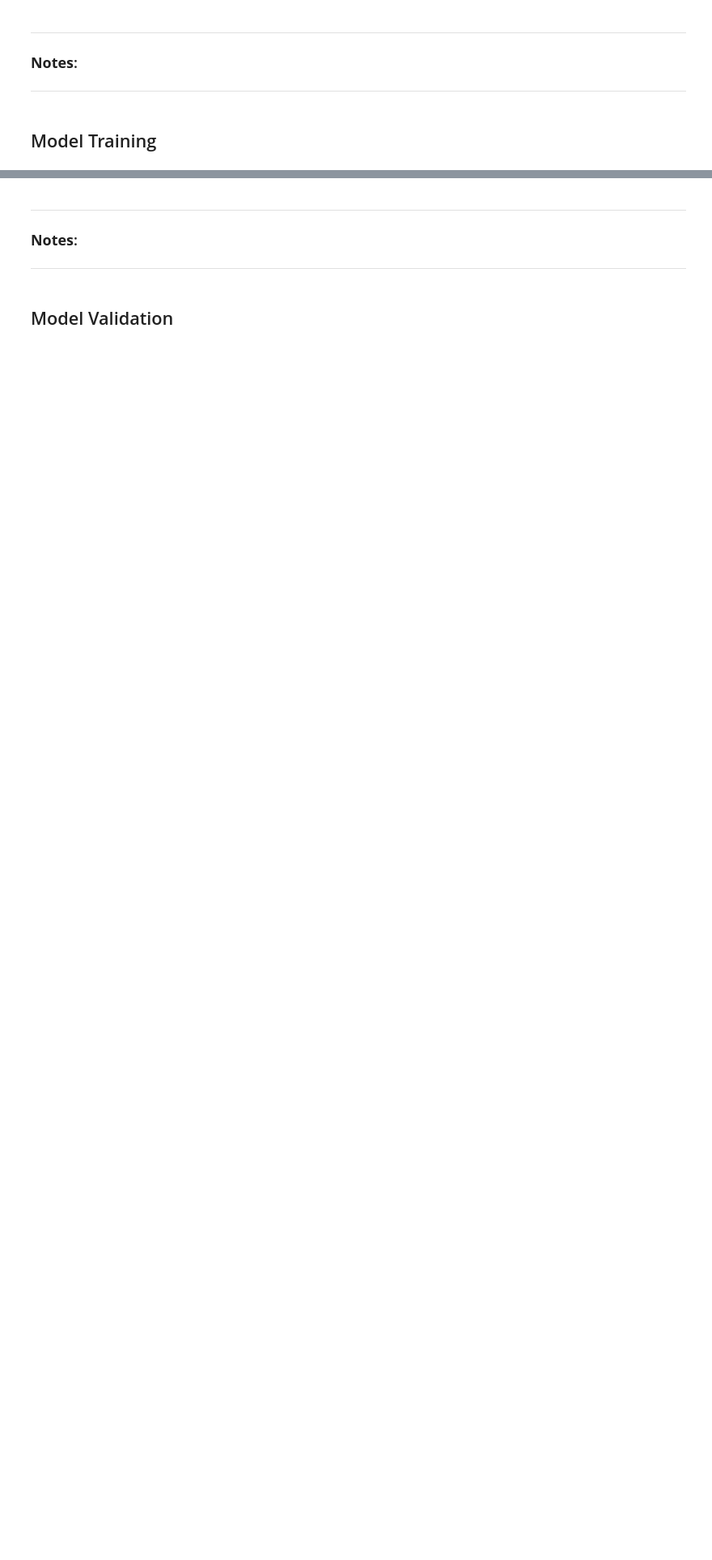
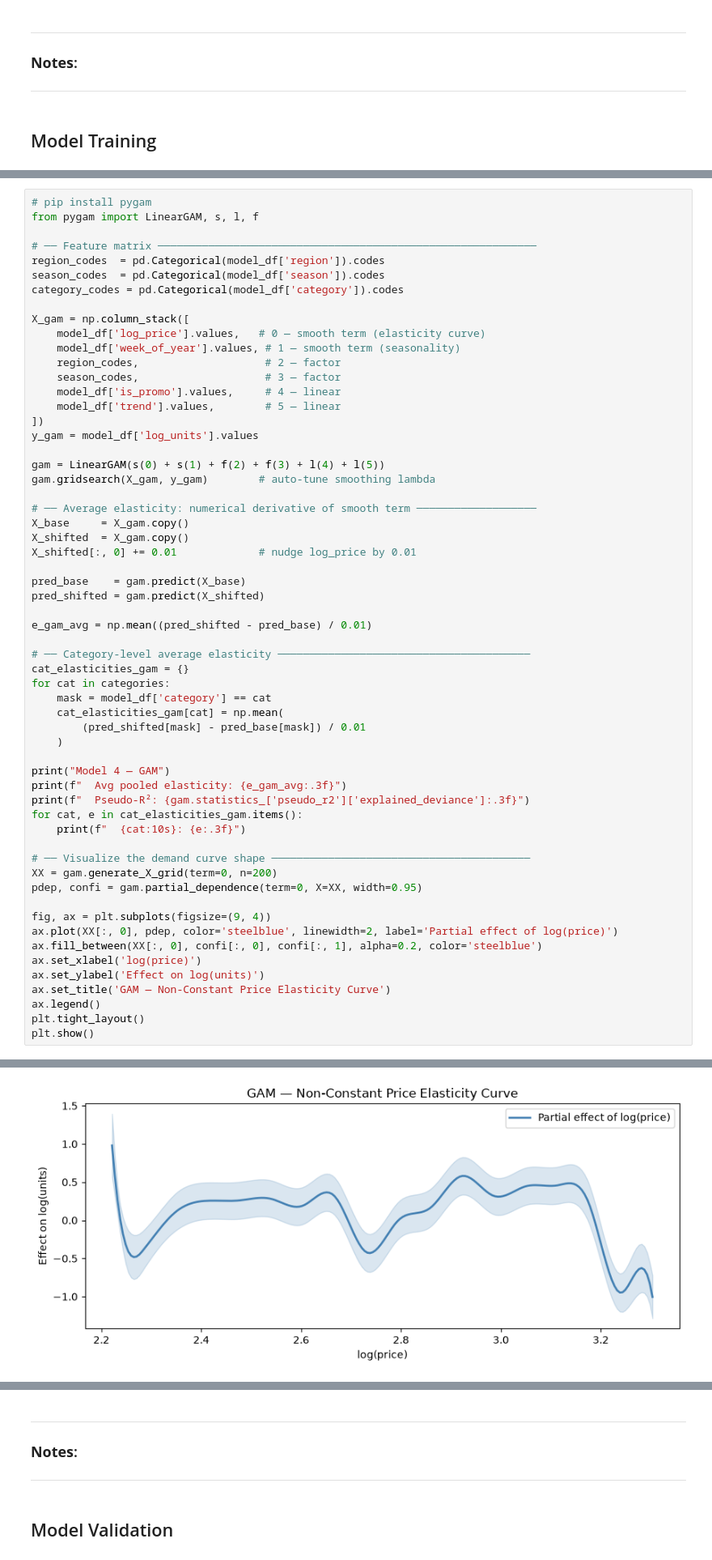
Before and after one commit to jwalluww/MarketingScience, a Jupyter notebook: price-elasticity/notebooks/price_elasticity.ipynb, the cells around one changed output, grey strips where cells are left out. Shown at 81% size. Cells and saved outputs as stored; diff of their text form; blank space fills up the shorter version.

Commit message:
Auto-commit: Sat 09/26/2026 19:17:40.40

```diff
--- a/price-elasticity/notebooks/price_elasticity.ipynb
+++ b/price-elasticity/notebooks/price_elasticity.ipynb
@@ -522,0 +648,60 @@ from scipy import stats
+# %%
+# pip install pygam
+from pygam import LinearGAM, s, l, f
+
+# ── Feature matrix ────────────────────────────────────────────────────────────
+region_codes  = pd.Categorical(model_df['region']).codes
+season_codes  = pd.Categorical(model_df['season']).codes
+category_codes = pd.Categorical(model_df['category']).codes
+
+X_gam = np.column_stack([
+    model_df['log_price'].values,   # 0 — smooth term (elasticity curve)
+    model_df['week_of_year'].values, # 1 — smooth term (seasonality)
+    region_codes,                    # 2 — factor
+    season_codes,                    # 3 — factor
+    model_df['is_promo'].values,     # 4 — linear
+    model_df['trend'].values,        # 5 — linear
+])
+y_gam = model_df['log_units'].values
+
+gam = LinearGAM(s(0) + s(1) + f(2) + f(3) + l(4) + l(5))
+gam.gridsearch(X_gam, y_gam)        # auto-tune smoothing lambda
+
+# ── Average elasticity: numerical derivative of smooth term ───────────────────
+X_base     = X_gam.copy()
+X_shifted  = X_gam.copy()
+X_shifted[:, 0] += 0.01             # nudge log_price by 0.01
+
+pred_base    = gam.predict(X_base)
+pred_shifted = gam.predict(X_shifted)
+
+e_gam_avg = np.mean((pred_shifted - pred_base) / 0.01)
+
+# ── Category-level average elasticity ────────────────────────────────────────
+cat_elasticities_gam = {}
+for cat in categories:
+    mask = model_df['category'] == cat
+    cat_elasticities_gam[cat] = np.mean(
+        (pred_shifted[mask] - pred_base[mask]) / 0.01
+    )
+
+print("Model 4 — GAM")
+print(f"  Avg pooled elasticity: {e_gam_avg:.3f}")
+print(f"  Pseudo-R²: {gam.statistics_['pseudo_r2']['explained_deviance']:.3f}")
+for cat, e in cat_elasticities_gam.items():
+    print(f"  {cat:10s}: {e:.3f}")
+
+# ── Visualize the demand curve shape ─────────────────────────────────────────
+XX = gam.generate_X_grid(term=0, n=200)
+pdep, confi = gam.partial_dependence(term=0, X=XX, width=0.95)
+
+fig, ax = plt.subplots(figsize=(9, 4))
+ax.plot(XX[:, 0], pdep, color='steelblue', linewidth=2, label='Partial effect of log(price)')
+ax.fill_between(XX[:, 0], confi[:, 0], confi[:, 1], alpha=0.2, color='steelblue')
+ax.set_xlabel('log(price)')
+ax.set_ylabel('Effect on log(units)')
+ax.set_title('GAM — Non-Constant Price Elasticity Curve')
+ax.legend()
+plt.tight_layout()
+plt.show()
+# %% [output]
@@ -522,0 +731 @@ from scipy import stats
+[figure, added]
```
Also changed, not shown: parts of 17 cells of this notebook, 1 other file.
